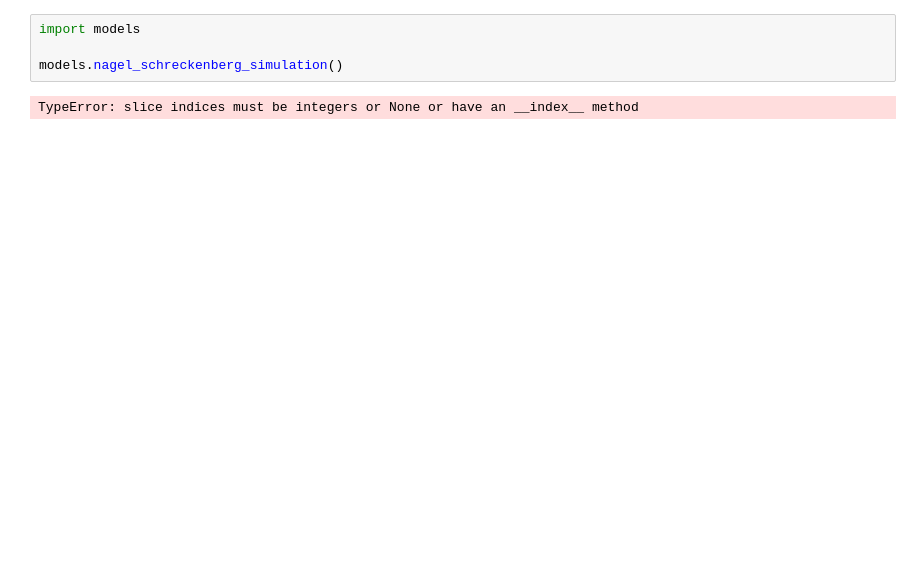
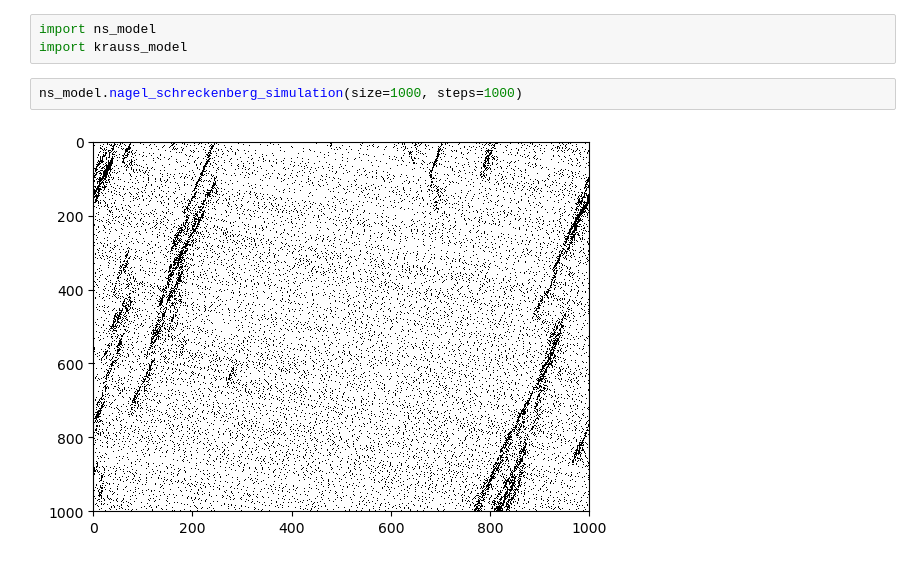
Before and after one commit to Orion1188/praca_inzynierska, a Jupyter notebook: praca_inzynierska.ipynb, the cells around one changed output. Drawn from its saved outputs; the diff is of its cells as text; blank space fills up the shorter version.

Commit message:
dwa modele

```diff
--- a/praca_inzynierska.ipynb
+++ b/praca_inzynierska.ipynb
@@ -1,6 +1,7 @@
-# %%
-import models
-
-models.nagel_schreckenberg_simulation()
-# %% [output]
-TypeError: slice indices must be integers or None or have an __index__ method
+# %%
+import ns_model
+import krauss_model
+# %%
+ns_model.nagel_schreckenberg_simulation(size=1000, steps=1000)
+# %% [output]
+[figure, added]
```
Also changed, not shown: parts of 2 cells of this notebook, 7 other files.
